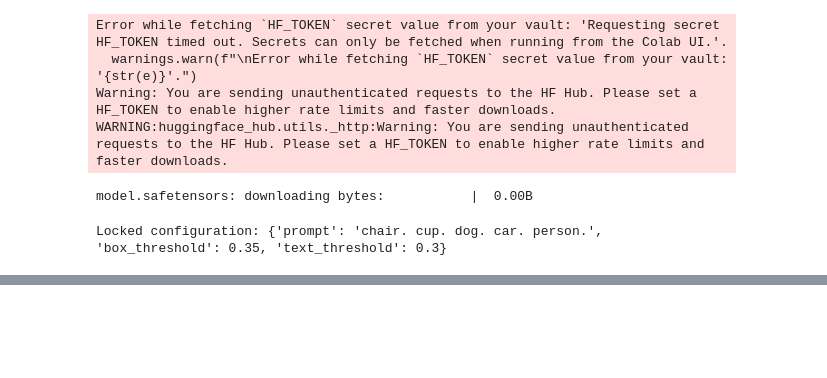
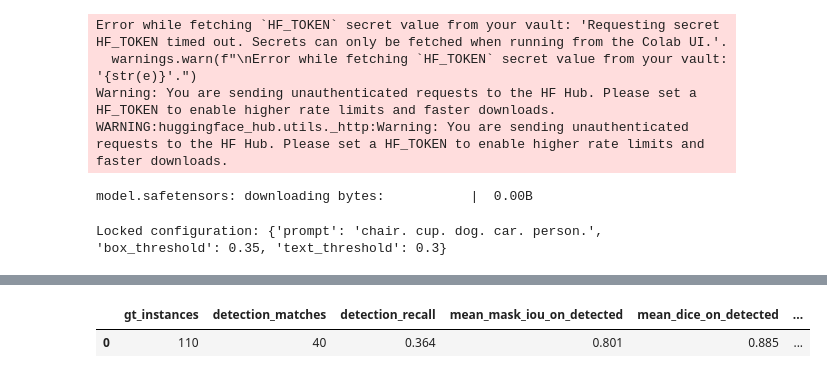
Before and after one commit to mdmohsin212/modern-vision-multimodal-lab, a Jupyter notebook: Vision/open_vocabulary_and_grounded_ision/grounded_sam.ipynb, the cells around one changed output, grey strips where cells are left out. Saved outputs shown, nothing was run; the diff lists cells and outputs as text; code cells hidden in the pictures; blank space fills up the shorter version.

```diff
--- a/Vision/open_vocabulary_and_grounded_ision/grounded_sam.ipynb
+++ b/Vision/open_vocabulary_and_grounded_ision/grounded_sam.ipynb
@@ -220,0 +570,55 @@ Locked configuration: {'prompt': 'chair. cup. dog. car. person.', 'box_threshold
+# %%
+latency_table = pd.DataFrame({
+    "grounding_ms": [
+        pipeline_outputs[name][
+            "grounding_ms"
+        ]
+        for name in cal_names
+    ],
+
+    "sam_ms": [
+        pipeline_outputs[name]["sam_ms"]
+        for name in cal_names
+    ],
+
+    "total_ms": [
+        pipeline_outputs[name]["total_ms"]
+        for name in cal_names
+    ],
+})
+
+
+detection_matches = len(matched_masks)
+good_masks = int(matched_masks["mask_iou_50"].sum())
+
+overall_summary = pd.DataFrame([{
+    "gt_instances": total_gt,
+    "detection_matches": detection_matches,
+    "detection_recall": detection_matches / total_gt,
+    "mean_mask_iou_on_detected": matched_masks["mask_iou"].mean(),
+    "mean_dice_on_detected": matched_masks["dice"].mean(),
+    "masks_iou50": good_masks,
+    "conditional_mask_success_rate": (
+        good_masks / detection_matches
+        if detection_matches else 0.0
+    ),
+    "end_to_end_mask_recall_iou50": good_masks / total_gt,
+    "mean_grounding_ms": (
+        latency_table["grounding_ms"].mean()
+    ),
+    "mean_sam_ms": (
+        latency_table["sam_ms"].mean()
+    ),
+    "mean_total_ms": (
+        latency_table["total_ms"].mean()
+    ),
+    "p95_total_ms": np.percentile(
+        latency_table["total_ms"],
+        95
+    ),
+}])
+
+display(overall_summary.round(3))
+# %% [output]
+|  | gt_instances | detection_matches | detection_recall | mean_mask_iou_on_detected | mean_dice_on_detected | ... |
+| 0 | 110 | 40 | 0.364 | 0.801 | 0.885 | ... |
```
Also changed, not shown: parts of 24 cells of this notebook.
